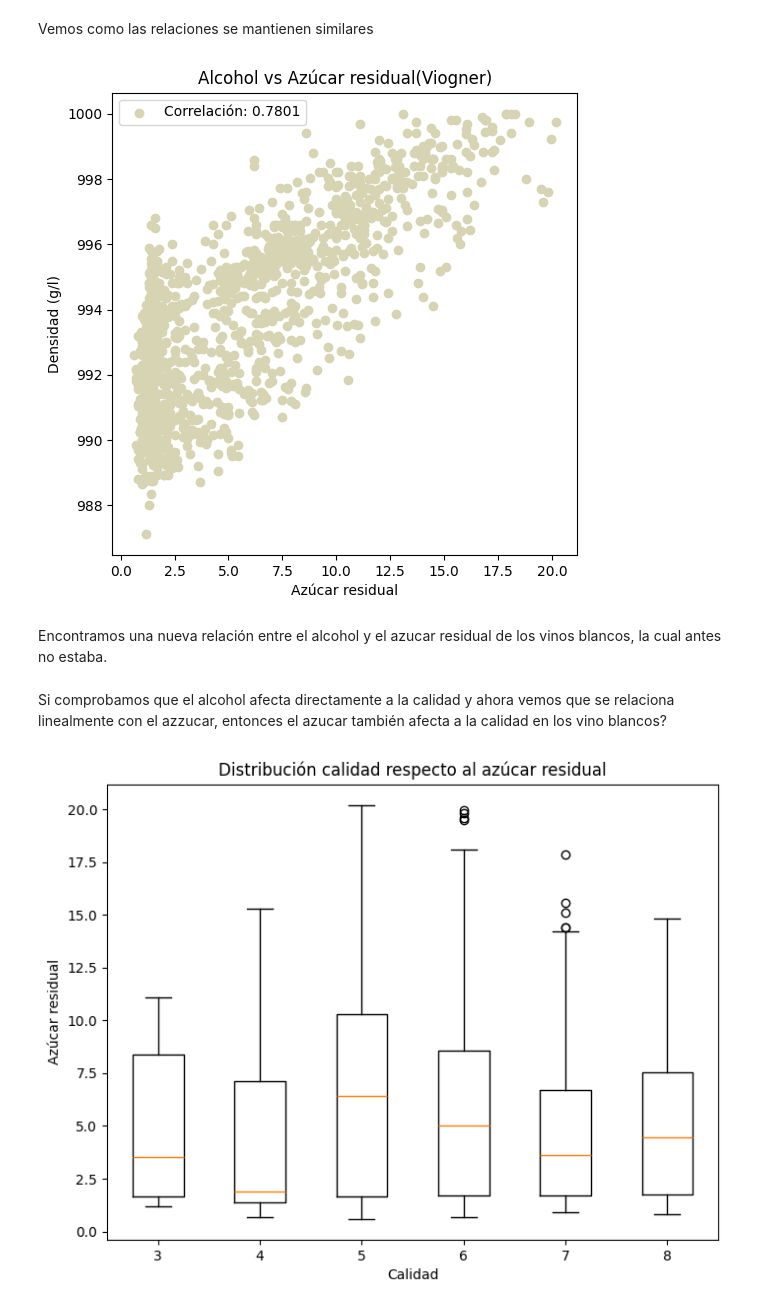
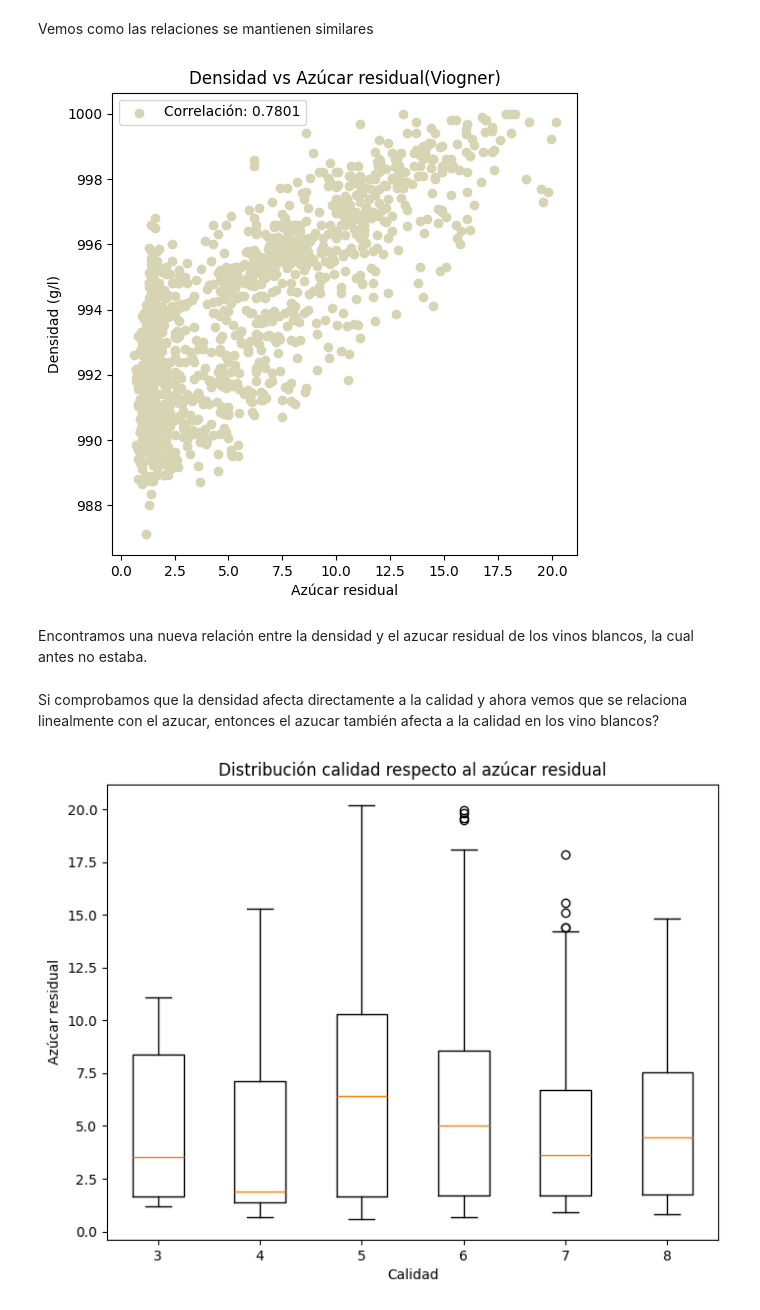
Before and after one commit to abriliglesias/Tp-ciencia-de-datos-, a Jupyter notebook: tpe.ipynb, the cells around one changed output. Cells and saved outputs as stored; diff of their text form; code cells hidden in the pictures.

```diff
--- a/tpe.ipynb
+++ b/tpe.ipynb
@@ -1022,27 +1019,27 @@ Vemos como las relaciones se mantienen similares
 # %%
 # Crear el gráfico de dispersión
 plt.figure(figsize=(6, 6))  # Hacer el gráfico cuadrado
 
 datos_columna1 = df_viogner["residual sugar"]
 datos_columna2 = df_viogner["density"]
 coeficiente_correlacion = np.corrcoef(datos_columna1, datos_columna2)[0, 1]
 
 plt.scatter(datos_columna1, datos_columna2, c="#d6d4b2")
 
 # Añadir etiquetas y título
 plt.ylabel("Densidad (g/l)")
 plt.xlabel("Azúcar residual")
-plt.title("Alcohol vs Azúcar residual(Viogner)")
+plt.title("Densidad vs Azúcar residual(Viogner)")
 plt.legend([f"Correlación: {coeficiente_correlacion:.4f}"], loc="upper left")
 
 # Mostrar el gráfico
 plt.show()
 # %% [output]
-[figure, old version]
+[figure, new version]
 # %% [markdown]
-Encontramos una nueva relación entre el alcohol y el azucar residual de los vinos blancos, la cual antes no estaba.
+Encontramos una nueva relación entre la densidad y el azucar residual de los vinos blancos, la cual antes no estaba.
 # %% [markdown]
-Si comprobamos que el alcohol afecta directamente a la calidad y ahora vemos que se relaciona linealmente con el azzucar, entonces el azucar también afecta a la calidad en los vino blancos?
+Si comprobamos que la densidad afecta directamente a la calidad y ahora vemos que se relaciona linealmente con el azucar, entonces el azucar también afecta a la calidad en los vino blancos?
 # %%
 # Crear el boxplot
 plt.figure(figsize=(8, 6))
```
Also changed, not shown: parts of 10 cells of this notebook.
